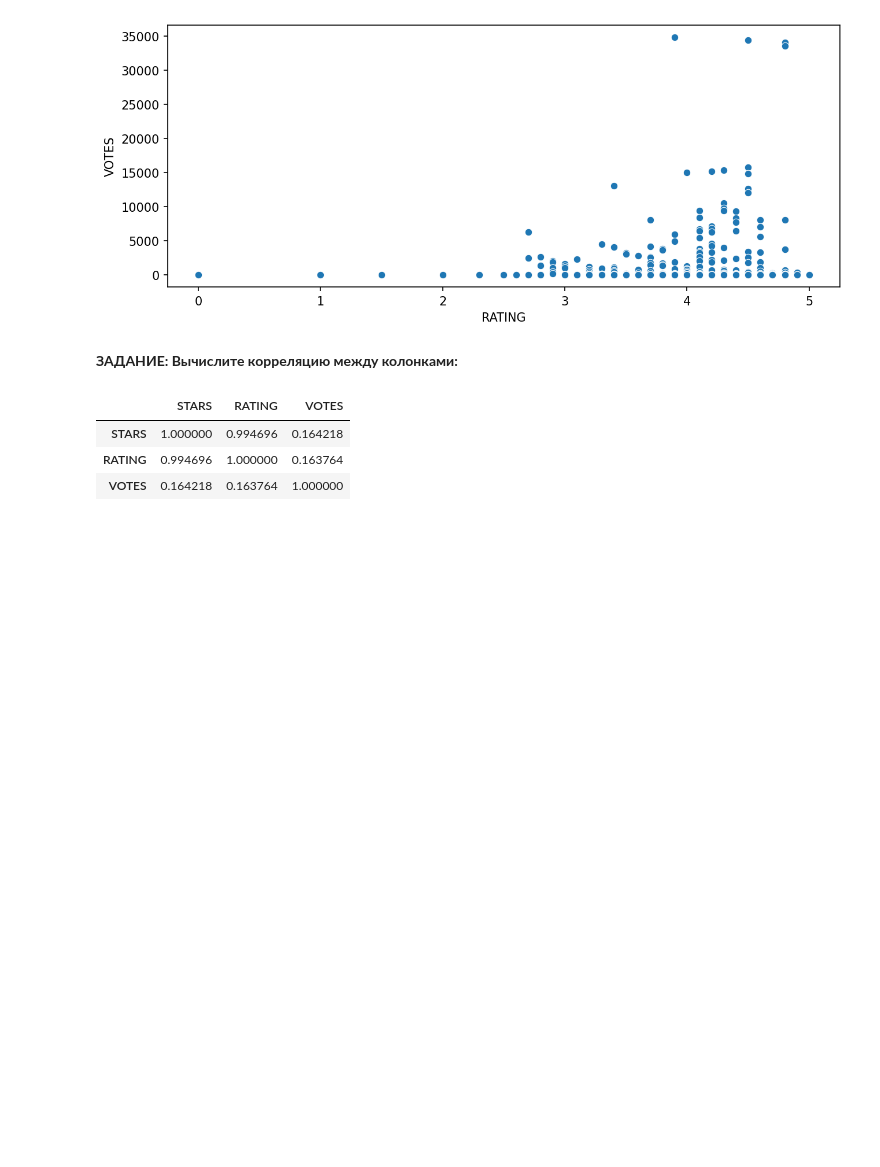
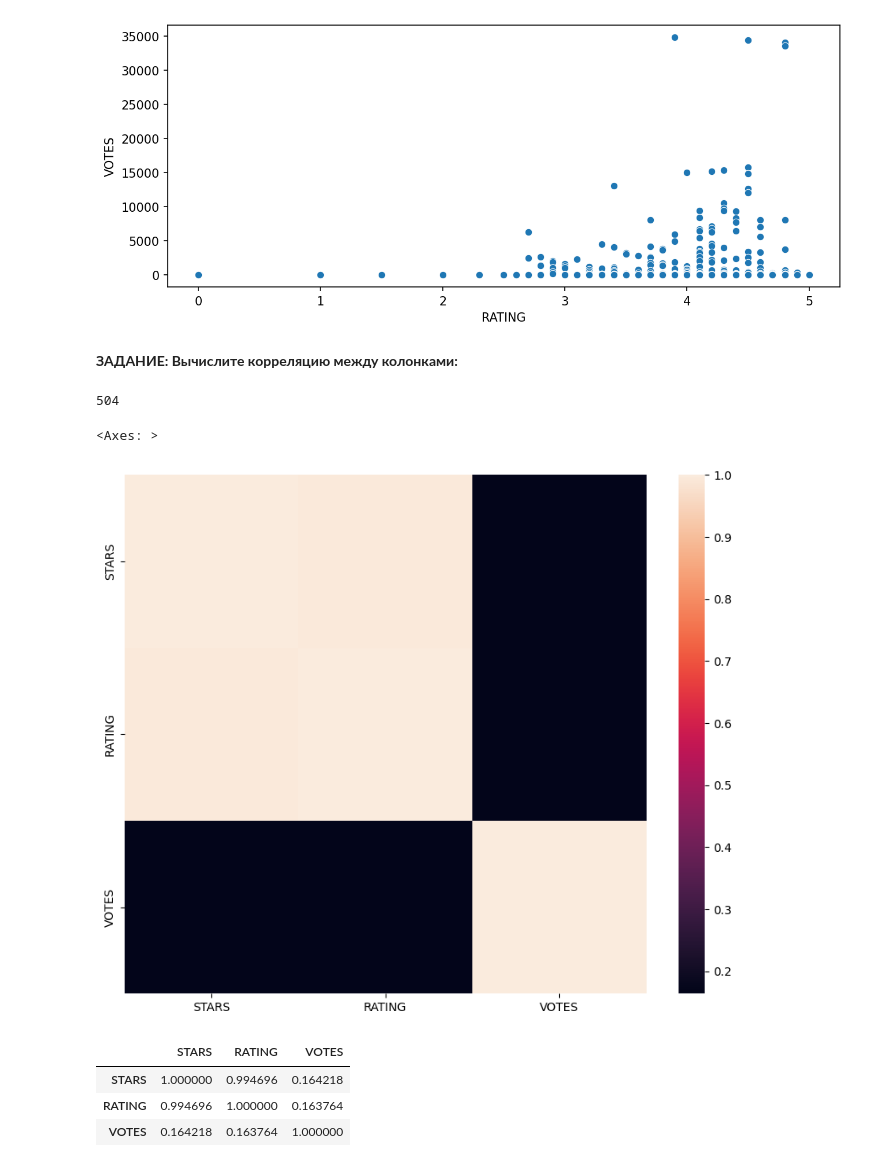
Before and after one commit to Azernem/Data_Science, a Jupyter notebook: NOTEBOOKS/06-Capstone-Project/00-Capstone-Project.ipynb, the cells around one changed output. Saved outputs shown, nothing was run; the diff lists cells and outputs as text; code cells hidden in the pictures; blank space fills up the shorter version.

```diff
--- a/NOTEBOOKS/06-Capstone-Project/00-Capstone-Project.ipynb
+++ b/NOTEBOOKS/06-Capstone-Project/00-Capstone-Project.ipynb
@@ -126,6 +161,13 @@ memory usage: 15.9+ KB
 **ЗАДАНИЕ: Вычислите корреляцию между колонками:**
 # %%
 # НАПИШИТЕ ВАШ КОД В ЭТОЙ ЯЧЕЙКЕ!
+print(len(fandango))
+corrs = fandango.corr(numeric_only= True)
+corrs.head(4)
+# %% [output]
+504
+<Axes: >
+[figure, added]
 # %%
 # %% [output]
 |  | STARS | RATING | VOTES |
```
Also changed, not shown: parts of 23 cells of this notebook.
